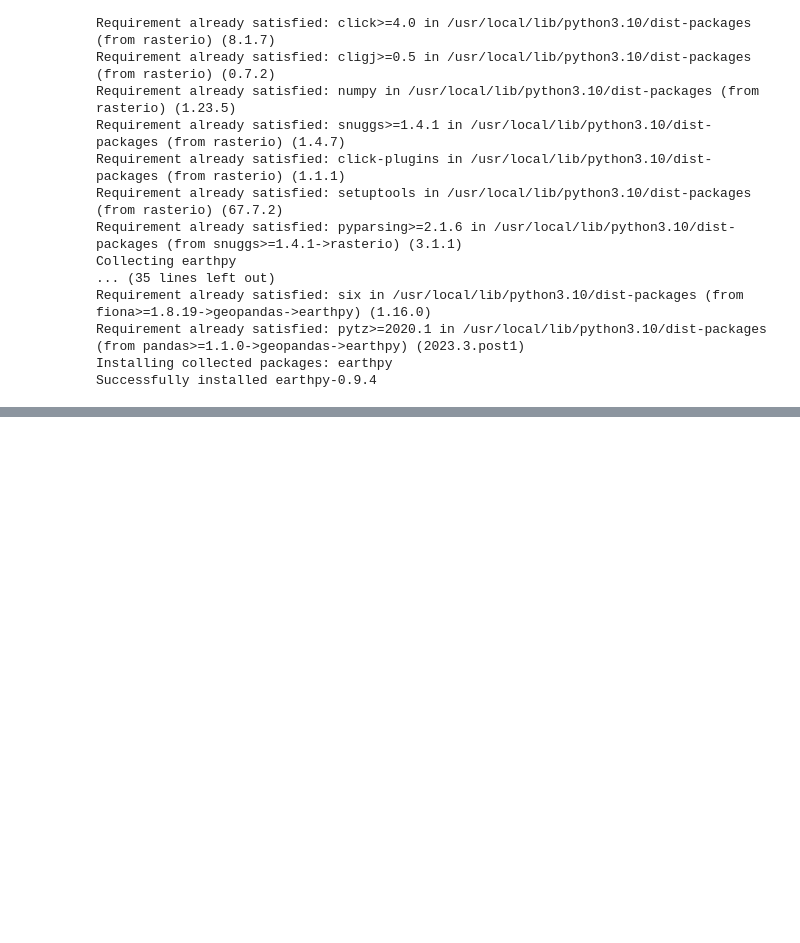
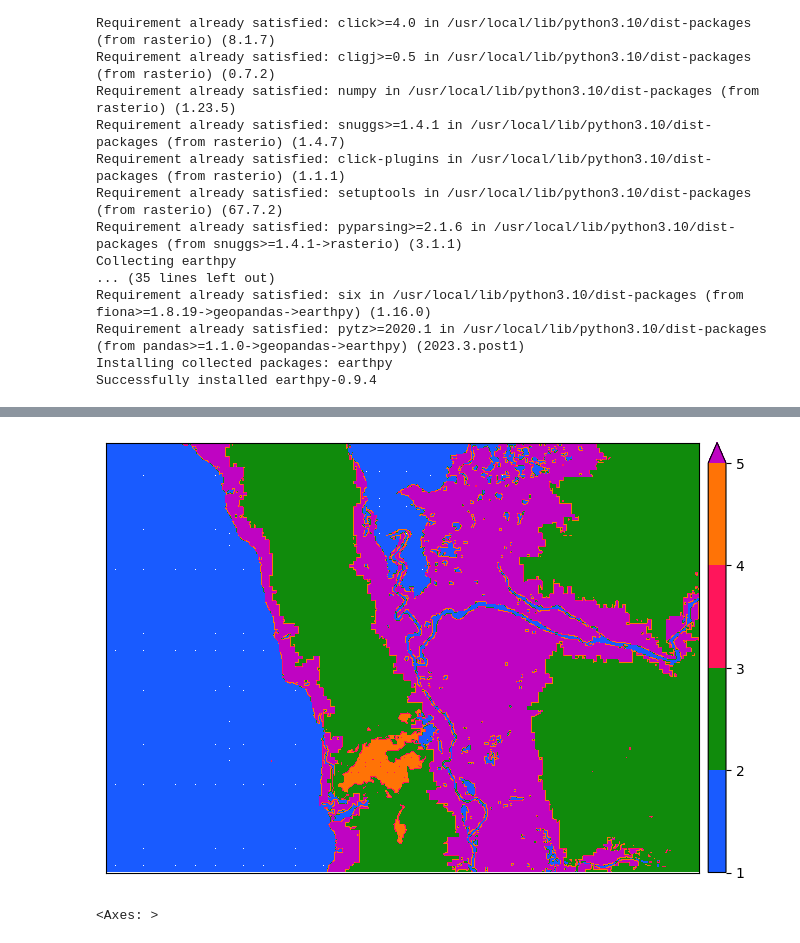
Before and after one commit to simongiando/deep-learning, a Jupyter notebook: practice/cnn_landcover_mapping.ipynb, the cells around one changed output, grey strips where cells are left out. Saved outputs shown, nothing was run; the diff lists cells and outputs as text; code cells hidden in the pictures; blank space fills up the shorter version.

```diff
--- a/practice/cnn_landcover_mapping.ipynb
+++ b/practice/cnn_landcover_mapping.ipynb
@@ -99,0 +259,16 @@ EEException: ignored
+# %%
+# Predict image using the model
+image_input = []
+for x in range(14):
+  image_input.append(image.read(x + 1))
+image_input = reshape_input(np.stack(image_input).reshape(14, -1).T)
+
+# Predict
+prediction = model.predict(image_input, batch_size=4096*20)
+prediction = np.argmax(prediction, 1)
+prediction = prediction.reshape(shape[0], shape[1])
+
+# Visualize
+cmap, norm = from_levels_and_colors(CLASSES, PALETTE, extend='max')
+ep.plot_bands(prediction, cmap=cmap, norm=norm, figsize=plot_size)
+# %% [output]
@@ -99,0 +276,2 @@ EEException: ignored
+[figure, added]
+<Axes: >
```
Also changed, not shown: parts of 15 cells of this notebook.
